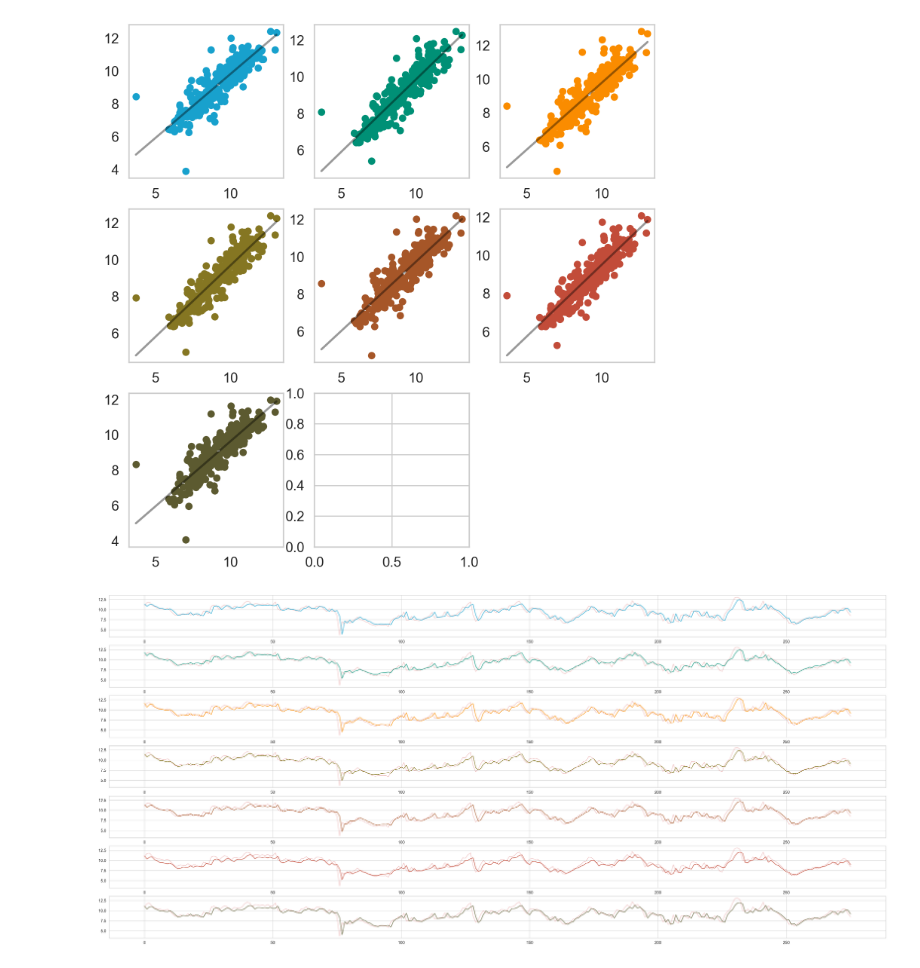
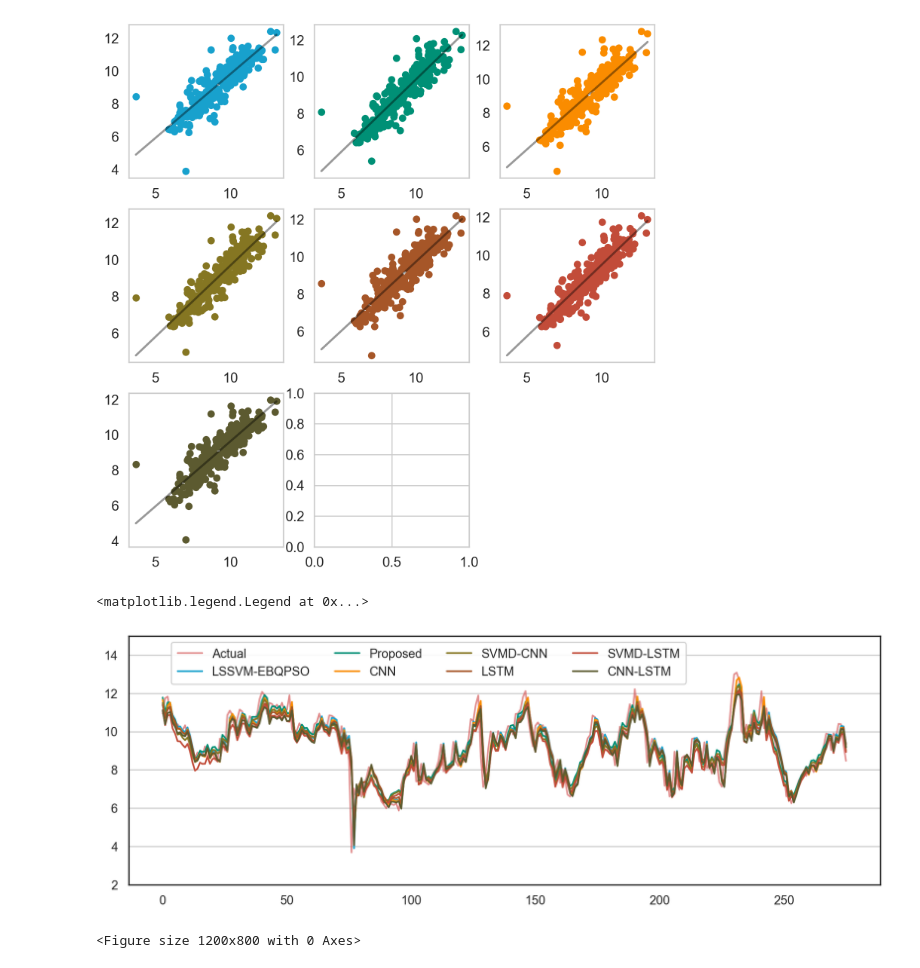
Before and after one commit to ephrem-admasu/windspeed_prediction, a Jupyter notebook: Result_analysis.ipynb, the cells around one changed output. Drawn from its saved outputs; the diff is of its cells as text; code cells hidden in the pictures.

```diff
--- a/Result_analysis.ipynb
+++ b/Result_analysis.ipynb
@@ -279,12 +279,14 @@ for i in range(len(models)):
 [figure]
 # %%
 all_preds = [y_test] + predicted_values
-# %%
-fig, axes = plt.subplots(nrows = 7, ncols = 1, figsize = (45, 20))
-plt.rcParams["font.size"] = 10
-for i, data in enumerate(predicted_values):
-    axes[i].plot(range(len(data)), y_test, color='r', alpha = .4)
-    axes[i].plot(range(len(data)), data, color=colors[i])
-    ax.legend(['Actual', 'Predicted'], fontsize=10)
-# %% [output]
-[figure, removed]
+# %%
+fig, ax = plt.subplots(figsize=(12, 4))
+ax.plot(range(len(y_test)), y_test, color='r', alpha = .7, label='Actual')
+for i, data in enumerate(predicted_values):
+    ax.plot(range(len(y_test)), data, color=colors[i], label = models[i])
+ax.set_ylim([2, 15])
+ax.grid(axis='y')
+plt.legend(bbox_to_anchor =(0.75, 1), ncol = 4, frameon=True, framealpha=.9, borderpad = .5)
+# %% [output]
+<matplotlib.legend.Legend at 0x...>
+[figure, added]
@@ -290,0 +310,20 @@ for i, data in enumerate(predicted_values):
+# %%
+import matplotlib as mpl
+
+lbs = ['LSSVM', 'EBQPSO-LSSVM', 'BP-NN', 'LSTM']
+sns.set(style="white", palette="muted", color_codes=True)
+sns.despine(left=True)
+
+def plot_error_box(errors, c = 'blue', d=100):
+    bins=25
+    fig, axs = plt.subplots(2, 2, figsize=(8, 4), dpi=d)
+    fig.tight_layout()
+    mpl.rcParams['xtick.labelsize'] = 8
+    mpl.rcParams['ytick.labelsize'] = 8
+    for i in range(2):
+        for j in range(2):
+            axs[i, j].boxplot(errors[2*i+j], showfliers=False)
+            axs[i, j].set_ylabel("Frequency", fontsize=10)
+            axs[i, j].set_xlabel("Prediction error ("+lbs[2*i+j]+')', fontsize=10)
+# %% [output]
+<Figure size 1200x800 with 0 Axes>
```
Also changed, not shown: parts of 1 cell of this notebook, 2 other files.
